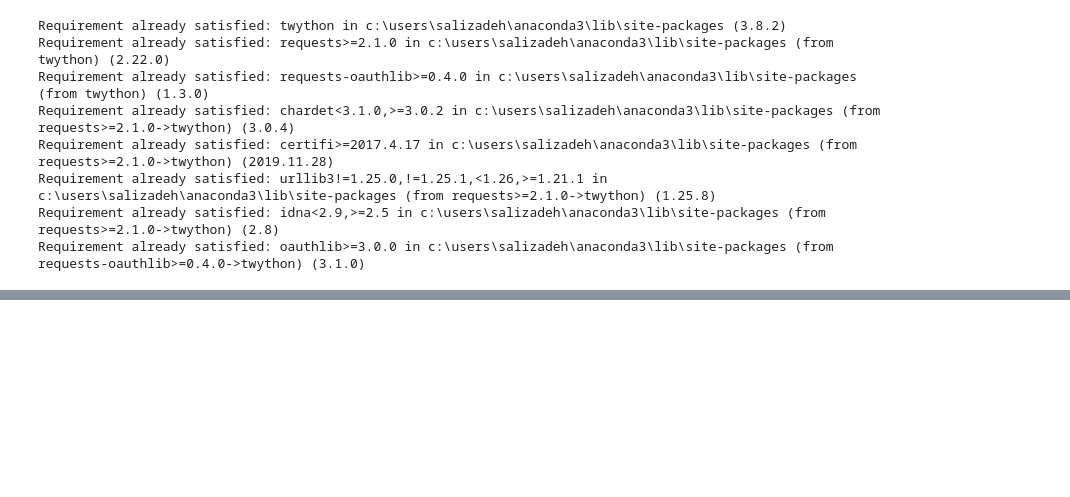
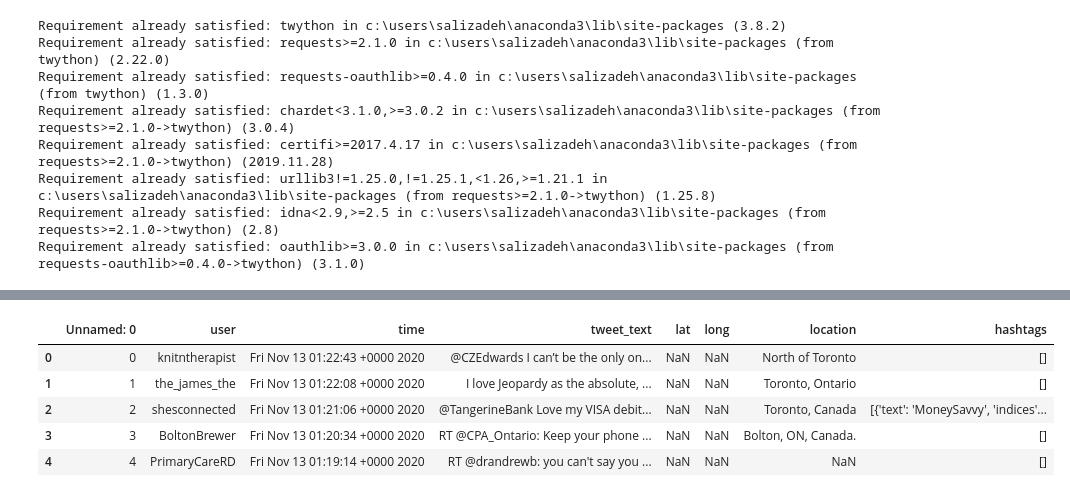
Before and after one commit to 2020ai/tweetDetective_DataScience, a Jupyter notebook: notebooks/tweet_collection.ipynb, the cells around one changed output, grey strips where cells are left out. Cells and saved outputs as stored; diff of their text form; code cells hidden in the pictures; blank space fills up the shorter version.

```diff
--- a/notebooks/tweet_collection.ipynb
+++ b/notebooks/tweet_collection.ipynb
@@ -118,2 +138,13 @@ df.head(100)
 # %%
 df.to_csv('tweets.csv')
+# %%
+df = pd.read_csv('../src/data/tweets.csv')
+# %%
+df.head()
+# %% [output]
+|  | Unnamed: 0 | user | time | tweet_text | lat | long | location | hashtags |
+| 0 | 0 | knitntherapist | Fri Nov 13 01:22:43 +0000 2020 | @CZEdwards I can’t be the only on... | NaN | NaN | North of Toronto | [] |
+| 1 | 1 | the_james_the | Fri Nov 13 01:22:08 +0000 2020 | I love Jeopardy as the absolute, ... | NaN | NaN | Toronto, Ontario | [] |
+| 2 | 2 | shesconnected | Fri Nov 13 01:21:06 +0000 2020 | @TangerineBank Love my VISA debit... | NaN | NaN | Toronto, Canada | [{'text': 'MoneySavvy', 'indices'... |
+| 3 | 3 | BoltonBrewer | Fri Nov 13 01:20:34 +0000 2020 | RT @CPA_Ontario: Keep your phone ... | NaN | NaN | Bolton, ON, Canada. | [] |
+| 4 | 4 | PrimaryCareRD | Fri Nov 13 01:19:14 +0000 2020 | RT @drandrewb: you can't say you ... | NaN | NaN | NaN | [] |
```
Also changed, not shown: parts of 8 cells of this notebook, 8 other files.
